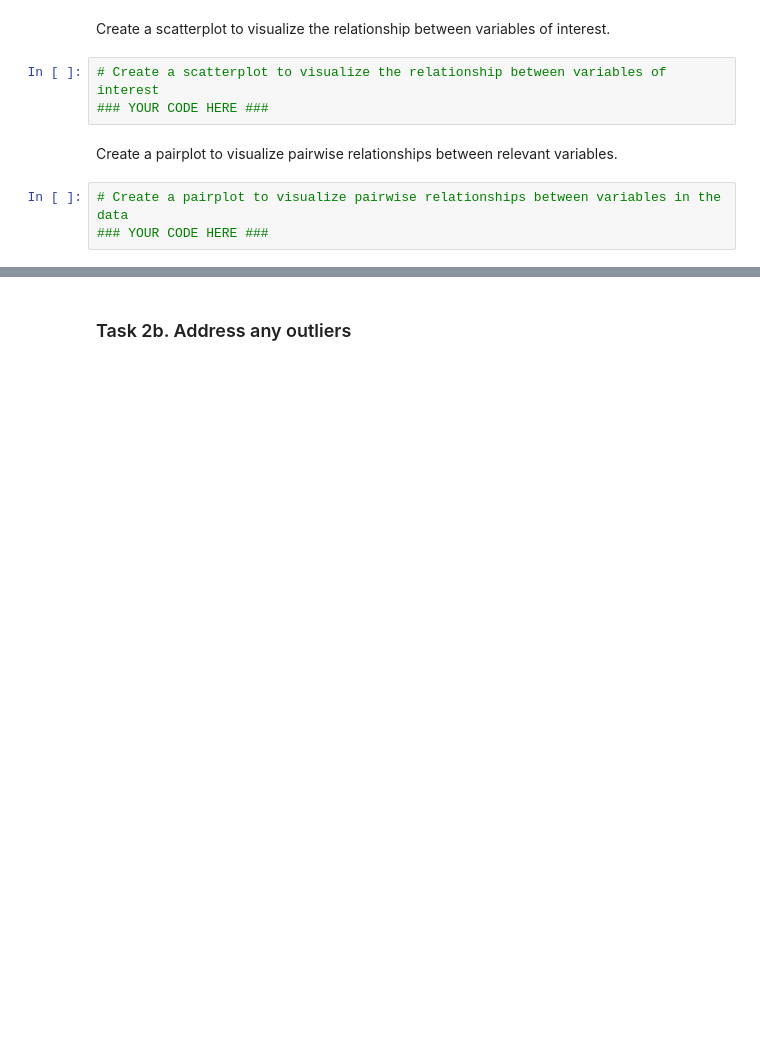
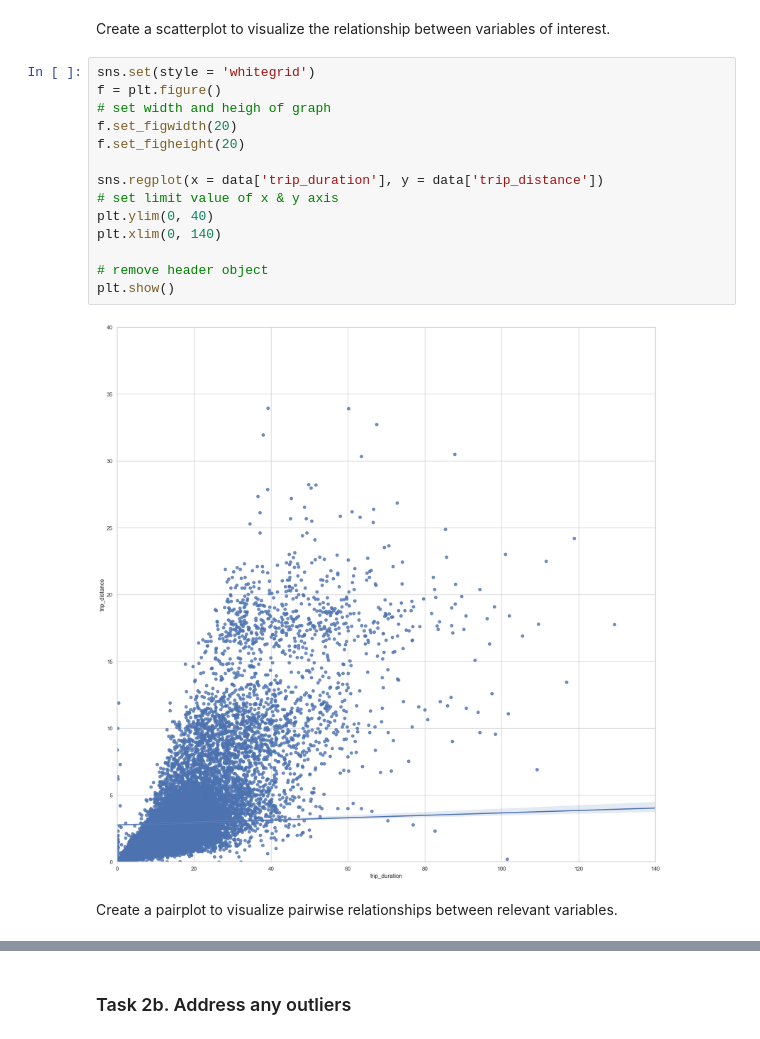
Before and after one commit to Thiraphat-DEV/TaxiTrips, a Jupyter notebook: taxi_trip.ipynb, the cells around one changed output, grey strips where cells are left out. Drawn from its saved outputs; the diff is of its cells as text; blank space fills up the shorter version.

Commit message:
Visualized trip of taxi

```diff
--- a/taxi_trip.ipynb
+++ b/taxi_trip.ipynb
@@ -168,11 +183,21 @@ data.describe(include= 'all')
 11 rows × 21 columns
 # %% [markdown]
 Create a scatterplot to visualize the relationship between variables of interest.
-# %%
-# Create a scatterplot to visualize the relationship between variables of interest
-### YOUR CODE HERE ###
+# %%
+sns.set(style = 'whitegrid')
+f = plt.figure()
+# set width and heigh of graph
+f.set_figwidth(20)
+f.set_figheight(20)
+
+sns.regplot(x = data['trip_duration'], y = data['trip_distance'])
+# set limit value of x & y axis
+plt.ylim(0, 40)
+plt.xlim(0, 140)
+
+# remove header object
+plt.show()
+# %% [output]
+[figure, added]
 # %% [markdown]
 Create a pairplot to visualize pairwise relationships between relevant variables.
-# %%
-# Create a pairplot to visualize pairwise relationships between variables in the data
-### YOUR CODE HERE ###
```
Also changed, not shown: parts of 39 cells of this notebook.
